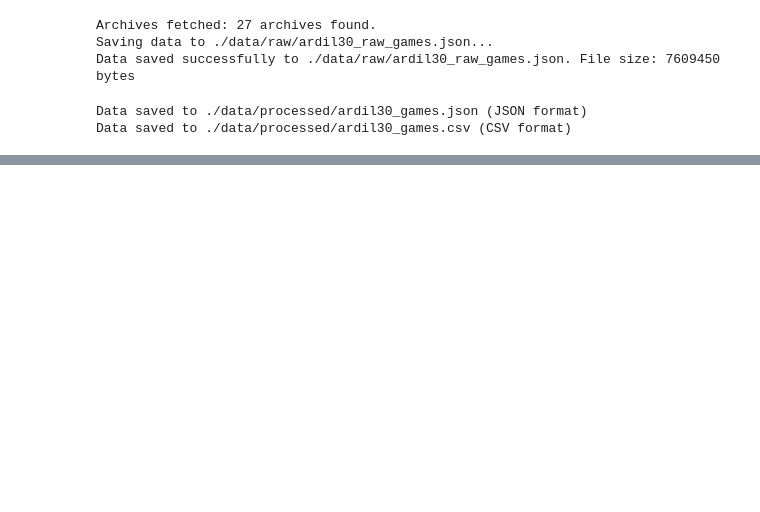
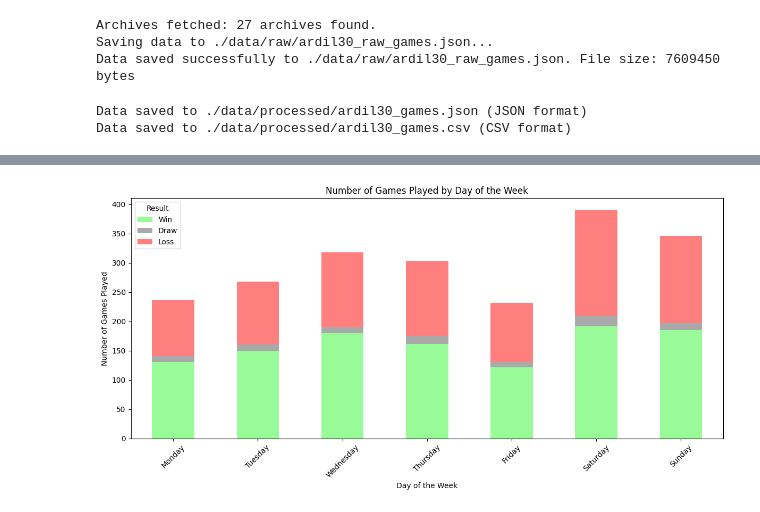
Before and after one commit to ardilyce/DSA210_Project, a Jupyter notebook: ipynb_to_try/project.ipynb, the cells around one changed output, grey strips where cells are left out. Drawn from its saved outputs; the diff is of its cells as text; code cells hidden in the pictures; blank space fills up the shorter version.

```diff
--- a/ipynb_to_try/project.ipynb
+++ b/ipynb_to_try/project.ipynb
@@ -67,16 +72,15 @@ def save_to_json(data, filename):
     print(f"Data saved successfully to {filename}. File size: {os.path.getsize(filename)} bytes")
 
 # Main code
-file_path = "./data/raw/ardil30_raw_games.json"
 
 # Ensure the raw data directory exists
-os.makedirs(os.path.dirname(file_path), exist_ok=True)
+os.makedirs(os.path.dirname(raw_file_path), exist_ok=True)
 
 # Fetch new games
 all_games = fetch_all_games(username)
 
 # Save fetched data
-save_to_json(all_games, file_path)
+save_to_json(all_games, raw_file_path)
 # %% [output]
 Archives fetched: 27 archives found.
 Saving data to ./data/raw/ardil30_raw_games.json...
@@ -267,3 +261,11 @@ save_to_csv(processed_data, processed_csv_path)
 # %% [output]
 Data saved to ./data/processed/ardil30_games.json (JSON format)
 Data saved to ./data/processed/ardil30_games.csv (CSV format)
+# %%
+def load_processed_data(file_path):
+    """
+    Load the processed game data from a JSON file.
+    """
+    return pd.read_json(file_path)
+
+data = load_processed_data(processed_json_path)
@@ -269,0 +548,54 @@ Data saved to ./data/processed/ardil30_games.csv (CSV format)
+# %%
+# Ensure the 'End Time' column is in datetime format
+data['End Time'] = pd.to_datetime(data['End Time'])
+
+# Extract the day of the week
+data['day_of_week'] = data['End Time'].dt.day_name()
+
+# Categorize results into win, loss, or draw
+def map_result_to_category(result):
+    if 'Win' in result:
+        return 'Win'
+    elif 'Loss' in result:
+        return 'Loss'
+    elif 'Draw' in result:
+        return 'Draw'
+    else:
+        return 'Other'
+
+data['Result Category'] = data['Result'].apply(map_result_to_category)
+
+# Group data by day of the week and result category
+result_by_day = data.groupby(['day_of_week', 'Result Category']).size().unstack(fill_value=0)
+
+# Reorder the days of the week
+day_order = ['Monday', 'Tuesday', 'Wednesday', 'Thursday', 'Friday', 'Saturday', 'Sunday']
+result_by_day = result_by_day.reindex(day_order)
+
+# Define color shades
+color_map = {
+    'Win': '#98fb98',   # Pale green
+    'Draw': '#a9a9a9',  # Dark gray
+    'Loss': '#ff7f7f'   # Light red
+}
+
+# Plot the stacked bar chart
+result_by_day[['Win', 'Draw', 'Loss']].plot(
+    kind='bar',
+    stacked=True,
+    figsize=(12, 6),
+    color=[color_map['Win'], color_map['Draw'], color_map['Loss']]
+)
+
+# Add title and labels
+plt.title('Number of Games Played by Day of the Week')
+plt.xlabel('Day of the Week')
+plt.ylabel('Number of Games Played')
+plt.xticks(rotation=45)
+plt.legend(title='Result')
+plt.tight_layout()
+
+# Show the plot instead of saving it
+plt.show()
+# %% [output]
+[figure, added]
```
Also changed, not shown: parts of 10 cells of this notebook.
